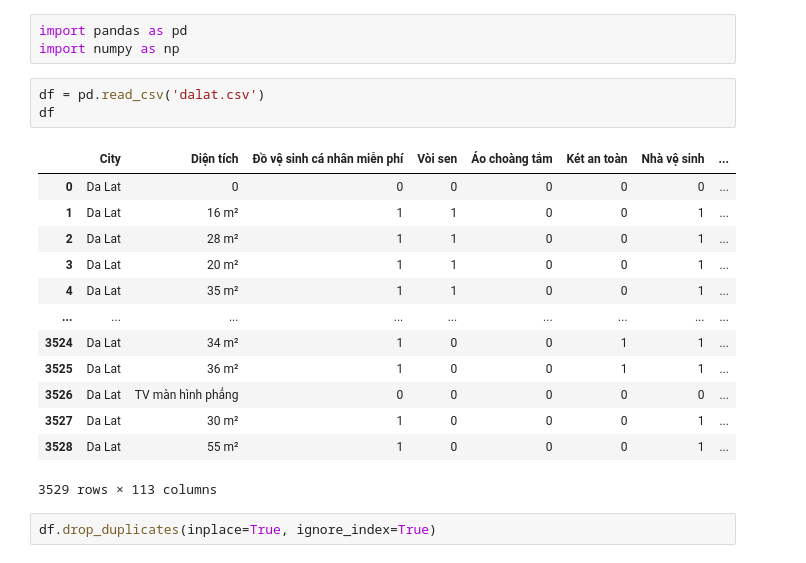
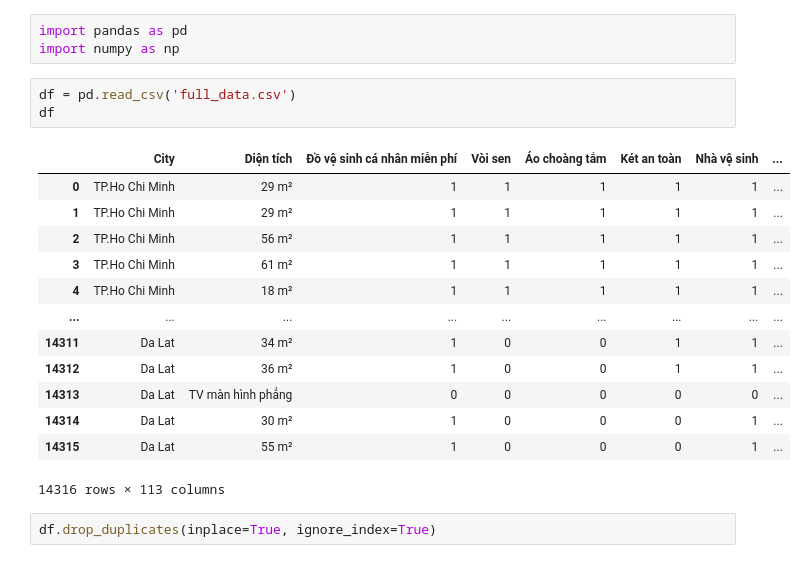
Before and after one commit to huuthang2509/DoAn-CK---NMKHDL, a Jupyter notebook: preprocess.ipynb, the cells around one changed output. Cells and saved outputs as stored; diff of their text form.

Commit message:
full dataset

```diff
--- a/preprocess.ipynb
+++ b/preprocess.ipynb
@@ -2,22 +2,22 @@
 import pandas as pd
 import numpy as np
 # %%
-df = pd.read_csv('dalat.csv')
+df = pd.read_csv('full_data.csv')
 df
 # %% [output]
 |  | City | Diện tích | Đồ vệ sinh cá nhân miễn phí | Vòi sen | Áo choàng tắm | Két an toàn | Nhà vệ sinh | ... |
-| 0 | Da Lat | 0 | 0 | 0 | 0 | 0 | 0 | ... |
-| 1 | Da Lat | 16 m² | 1 | 1 | 0 | 0 | 1 | ... |
-| 2 | Da Lat | 28 m² | 1 | 1 | 0 | 0 | 1 | ... |
-| 3 | Da Lat | 20 m² | 1 | 1 | 0 | 0 | 1 | ... |
-| 4 | Da Lat | 35 m² | 1 | 1 | 0 | 0 | 1 | ... |
+| 0 | TP.Ho Chi Minh | 29 m² | 1 | 1 | 1 | 1 | 1 | ... |
+| 1 | TP.Ho Chi Minh | 29 m² | 1 | 1 | 1 | 1 | 1 | ... |
+| 2 | TP.Ho Chi Minh | 56 m² | 1 | 1 | 1 | 1 | 1 | ... |
+| 3 | TP.Ho Chi Minh | 61 m² | 1 | 1 | 1 | 1 | 1 | ... |
+| 4 | TP.Ho Chi Minh | 18 m² | 1 | 1 | 1 | 1 | 1 | ... |
 | ... | ... | ... | ... | ... | ... | ... | ... | ... |
-| 3524 | Da Lat | 34 m² | 1 | 0 | 0 | 1 | 1 | ... |
-| 3525 | Da Lat | 36 m² | 1 | 0 | 0 | 1 | 1 | ... |
-| 3526 | Da Lat | TV màn hình phẳng | 0 | 0 | 0 | 0 | 0 | ... |
-| 3527 | Da Lat | 30 m² | 1 | 0 | 0 | 0 | 1 | ... |
-| 3528 | Da Lat | 55 m² | 1 | 0 | 0 | 0 | 1 | ... |
+| 14311 | Da Lat | 34 m² | 1 | 0 | 0 | 1 | 1 | ... |
+| 14312 | Da Lat | 36 m² | 1 | 0 | 0 | 1 | 1 | ... |
+| 14313 | Da Lat | TV màn hình phẳng | 0 | 0 | 0 | 0 | 0 | ... |
+| 14314 | Da Lat | 30 m² | 1 | 0 | 0 | 0 | 1 | ... |
+| 14315 | Da Lat | 55 m² | 1 | 0 | 0 | 0 | 1 | ... |
-3529 rows × 113 columns
+14316 rows × 113 columns
 # %%
 df.drop_duplicates(inplace=True, ignore_index=True)
 # %%
```
Also changed, not shown: parts of 71 cells of this notebook, 3 other files.
